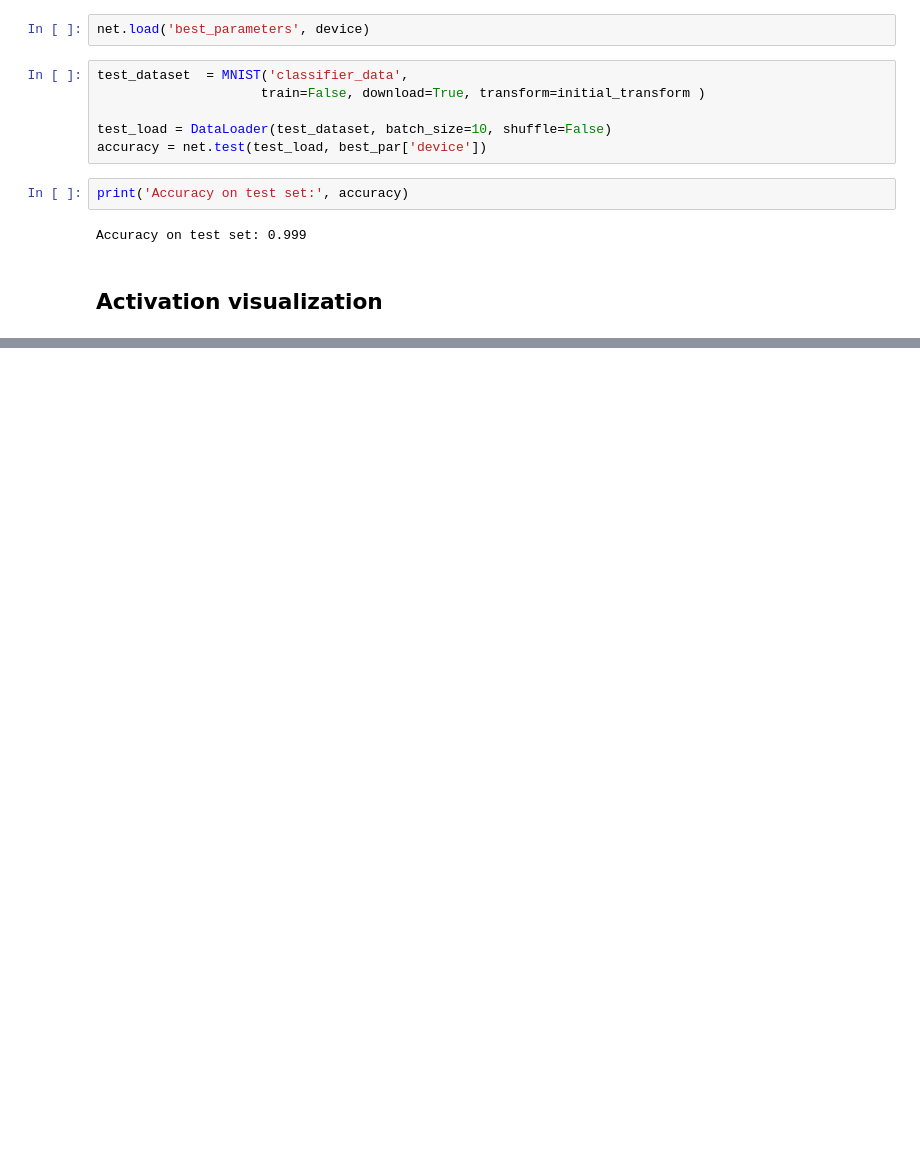
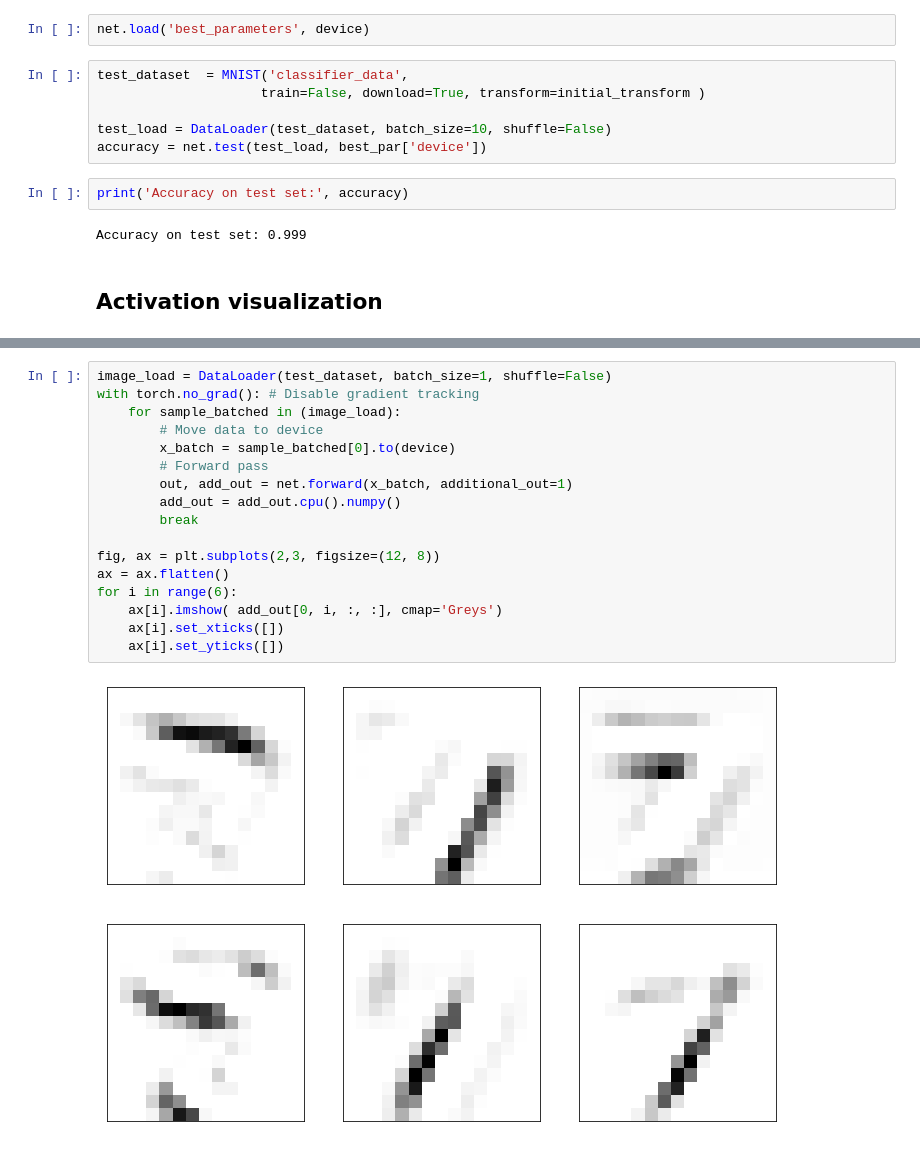
Before and after one commit to mballarin97/DLNN2020, a Jupyter notebook: Homework1/Classification/MNIST.ipynb, the cells around one changed output, grey strips where cells are left out. Saved outputs shown, nothing was run; the diff lists cells and outputs as text; blank space fills up the shorter version.

```diff
--- a/Homework1/Classification/MNIST.ipynb
+++ b/Homework1/Classification/MNIST.ipynb
@@ -395,0 +425,19 @@ for i in range(64):
+# %%
+image_load = DataLoader(test_dataset, batch_size=1, shuffle=False)
+with torch.no_grad(): # Disable gradient tracking
+    for sample_batched in (image_load):
+        # Move data to device
+        x_batch = sample_batched[0].to(device)
+        # Forward pass
+        out, add_out = net.forward(x_batch, additional_out=1)
+        add_out = add_out.cpu().numpy()
+        break
+
+fig, ax = plt.subplots(2,3, figsize=(12, 8))
+ax = ax.flatten()
+for i in range(6):
+    ax[i].imshow( add_out[0, i, :, :], cmap='Greys')
+    ax[i].set_xticks([])
+    ax[i].set_yticks([])
+# %% [output]
+[figure, added]
```
Also changed, not shown: parts of 12 cells of this notebook, 2 other files.
